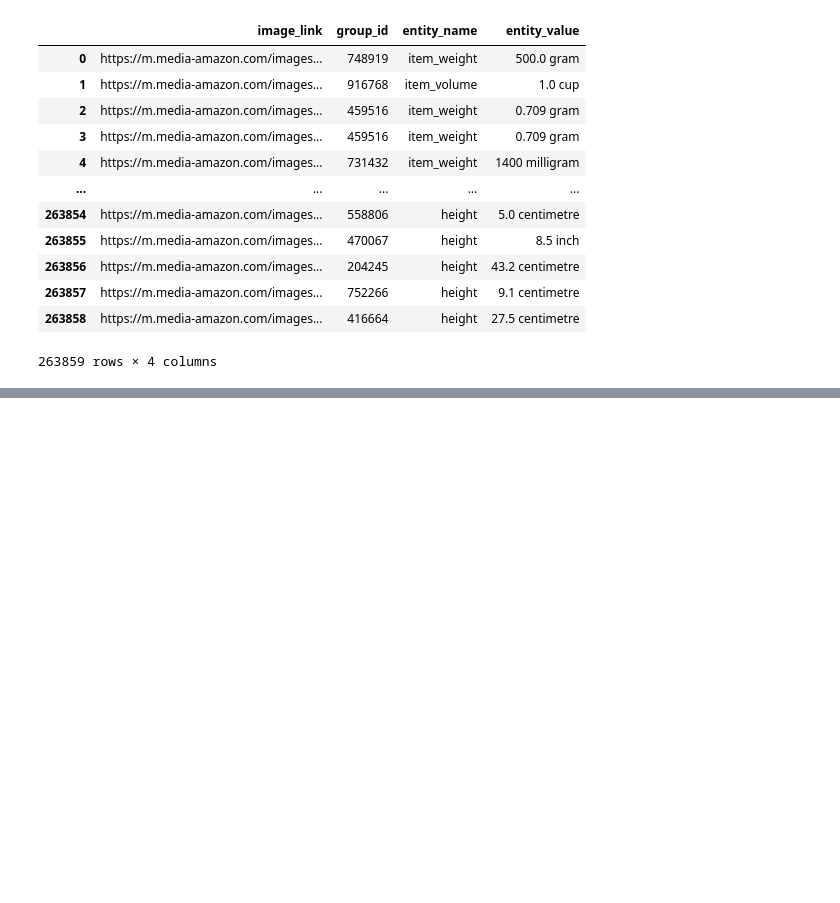
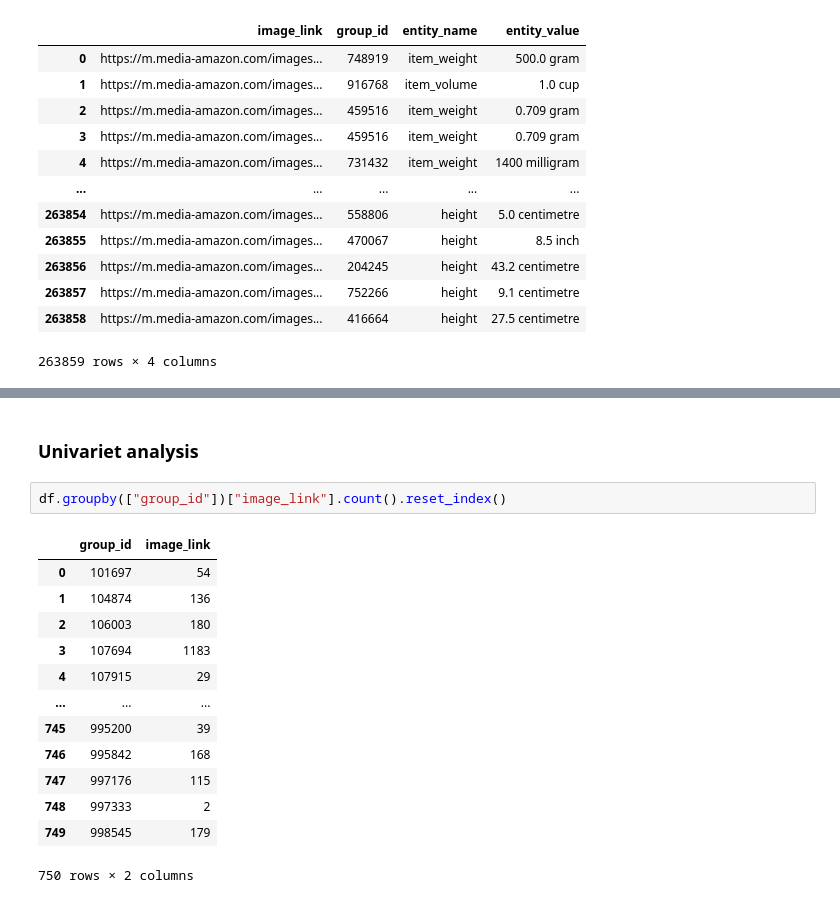
Before and after one commit to Dhyanesh-Panchal/amazon_ml_2024_deepinsight, a Jupyter notebook: solution/Data_prep.ipynb, the cells around one changed output, grey strips where cells are left out. Drawn from its saved outputs; the diff is of its cells as text; blank space fills up the shorter version.

Commit message:
Introduced the analysis

```diff
--- a/solution/Data_prep.ipynb
+++ b/solution/Data_prep.ipynb
@@ -20,0 +41,18 @@ df
+# %% [markdown]
+### Univariet analysis
+# %%
+df.groupby(["group_id"])["image_link"].count().reset_index()
+# %% [output]
+|  | group_id | image_link |
+| 0 | 101697 | 54 |
+| 1 | 104874 | 136 |
+| 2 | 106003 | 180 |
+| 3 | 107694 | 1183 |
+| 4 | 107915 | 29 |
+| ... | ... | ... |
+| 745 | 995200 | 39 |
+| 746 | 995842 | 168 |
+| 747 | 997176 | 115 |
+| 748 | 997333 | 2 |
+| 749 | 998545 | 179 |
+750 rows × 2 columns
```
Also changed, not shown: parts of 4 cells of this notebook.
